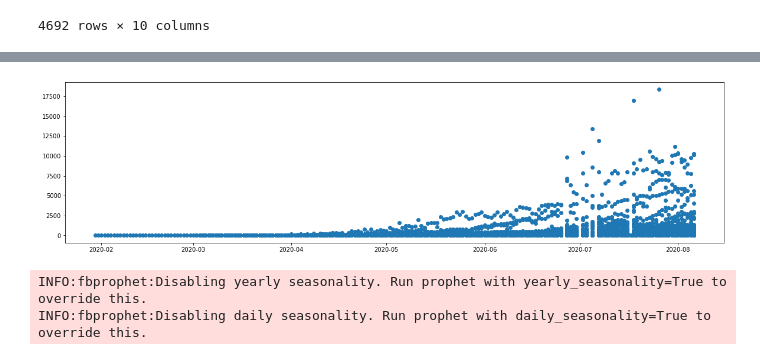
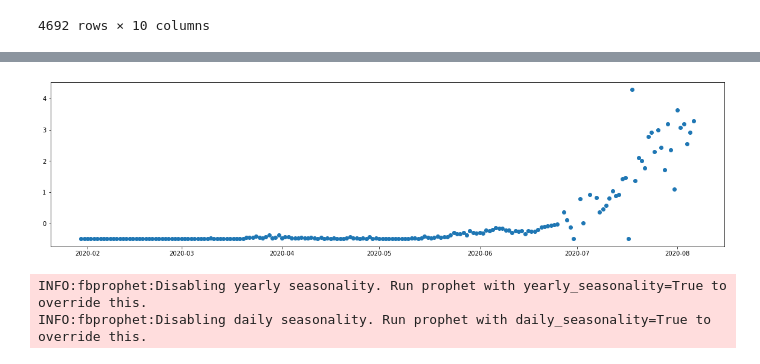
Before and after one commit to peeyush91099/Major-Project, a Jupyter notebook: covid_19.ipynb, the cells around one changed output, grey strips where cells are left out. Saved outputs shown, nothing was run; the diff lists cells and outputs as text; code cells hidden in the pictures.

```diff
--- a/covid_19.ipynb
+++ b/covid_19.ipynb
@@ -51,4 +68,4 @@ df.dropna()
 # %%
-df.rename(columns = {'New cases' : 'y','Date':'ds'},inplace = True)
-df
+df_kerala.rename(columns = {'New cases' : 'y','Date':'ds'},inplace = True)
+df_kerala
 # %% [output]
@@ -92,5 +88,5 @@ SyntaxError: ignored
 # %%
-df_new = df[['ds','y']]
+df_new = df_kerala[['ds','y']]
 df_new
 # %% [output]
 |  | ds | y |
@@ -133,0 +132,2 @@ See the caveats in the documentation: https://pandas.pydata.org/pandas-docs/stab
+# %%
+sc = StandardScaler()
@@ -133,0 +154,2 @@ See the caveats in the documentation: https://pandas.pydata.org/pandas-docs/stab
+# %%
+df_new['y'] = sc.fit_transform(df_new['y'].values.reshape(-1,1))
@@ -134,10 +177,10 @@ See the caveats in the documentation: https://pandas.pydata.org/pandas-docs/stab
 # %%
 import matplotlib.pyplot as plt
 plt.figure(figsize=(20,5))
-plt.scatter(df_new['ds'],df_new['y'])
+plt.scatter(df_new['ds'],df_new['y1'])
 plt.show()
 # %% [output]
-[figure, old version]
+[figure, new version]
 # %%
 import fbprophet
 
```
Also changed, not shown: parts of 11 cells of this notebook.
